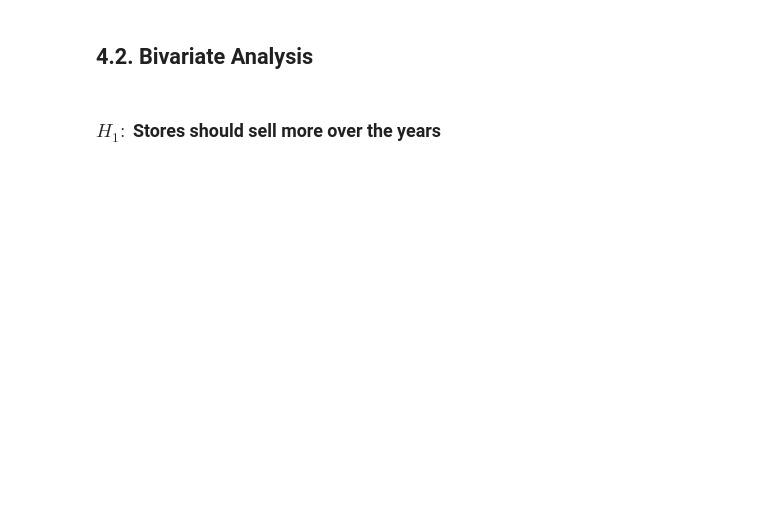
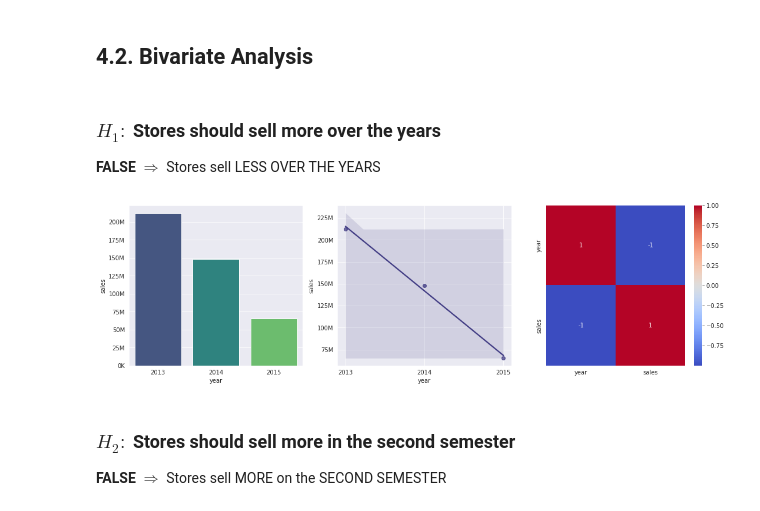
Before and after one commit to Matheus-Homem/future-sales-prediction, a Jupyter notebook: notebook/Russian_Weekly_Sales_Forecast.ipynb, the cells around one changed output. Drawn from its saved outputs; the diff is of its cells as text; code cells hidden in the pictures; blank space fills up the shorter version.

```diff
--- a/notebook/Russian_Weekly_Sales_Forecast.ipynb
+++ b/notebook/Russian_Weekly_Sales_Forecast.ipynb
@@ -486,3 +509,28 @@ plt.show()
 ## 4.2. Bivariate Analysis
 # %% [markdown]
 ### $H_{1}:$ Stores should sell more over the years
+**FALSE** $\Rightarrow$ Stores sell LESS OVER THE YEARS
+# %%
+#@title Plot and Correlation of Sales x Years
+plt.figure(figsize=(18,5))
+
+aux1 = df4[['year','sales']].groupby('year').sum().reset_index()
+
+plt.subplot(1,3,1)
+g1 = sns.barplot(x='year',y='sales',data=aux1,palette='viridis')
+g1.yaxis.set_major_formatter(tick.FuncFormatter(format_number))
+
+plt.subplot(1,3,2)
+g2 = sns.regplot(x='year',y='sales',data=aux1,color=viridis)
+g2.yaxis.set_major_formatter(tick.FuncFormatter(format_number))
+g2.set_xticks([2013,2014,2015])
+
+plt.subplot(1,3,3)
+sns.heatmap(aux1.corr(method='pearson'),annot=True,cmap='coolwarm')
+
+plt.show()
+# %% [output]
+[figure, added]
+# %% [markdown]
+### $H_{2}:$ Stores should sell more in the second semester
+**FALSE** $\Rightarrow$ Stores sell MORE on the SECOND SEMESTER
```
Also changed, not shown: parts of 26 cells of this notebook.
